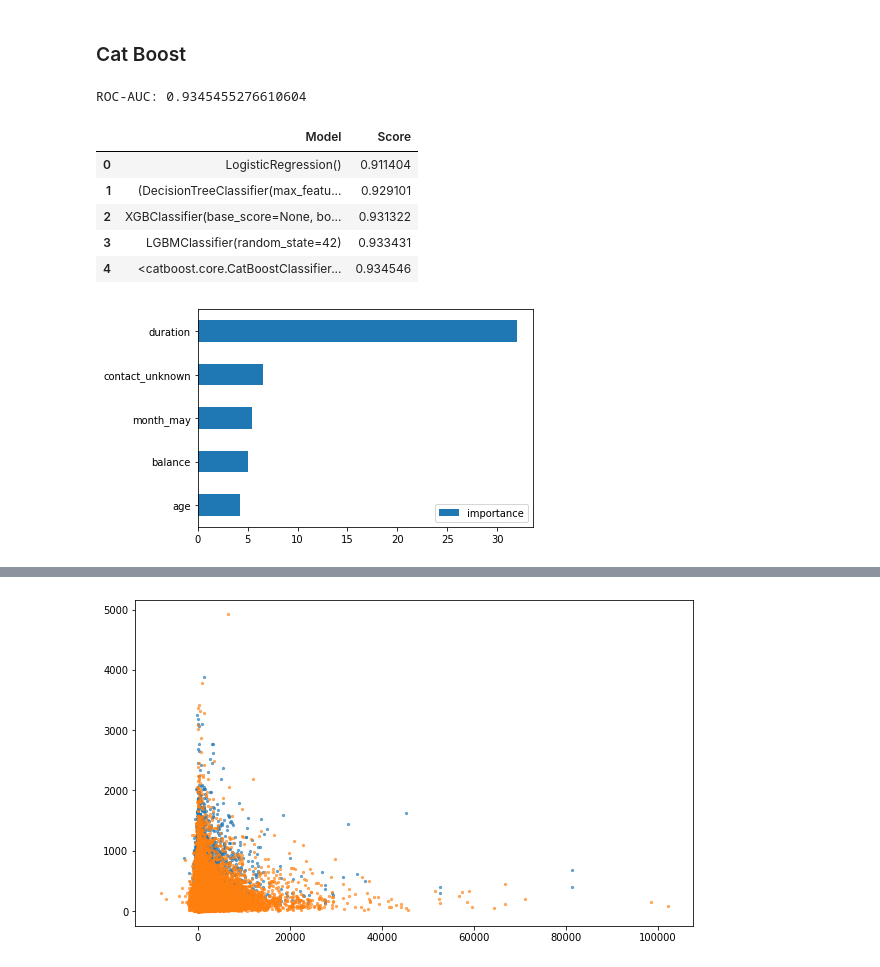
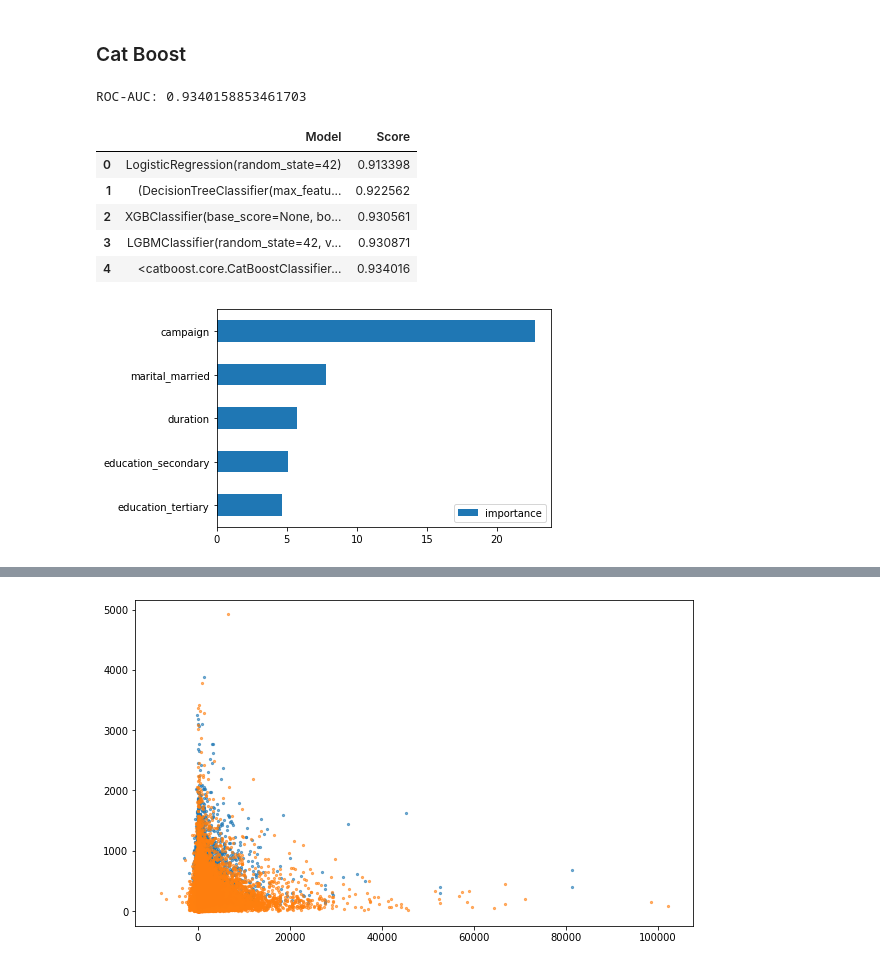
Before and after one commit to MattLeRoi/modeling_banking_customers, a Jupyter notebook: index.ipynb, the cells around one changed output, grey strips where cells are left out. Drawn from its saved outputs; the diff is of its cells as text; code cells hidden in the pictures.

Commit message:
refining base code

```diff
--- a/index.ipynb
+++ b/index.ipynb
@@ -205,17 +238,12 @@ imp_factors['LogisticRegression']=coefs.sort_values(ascending=False).head(5).ind
 ### Random Forest
 # %%
 rf = RandomForestClassifier(
-    n_estimators=200,
-    max_depth=None,
+#     n_estimators=200,
+#     max_depth=None,
     random_state=42)
 
 rf.fit(X_train, y_train)
 
-# y_pred = rf.predict(X_val)
-# y_proba = rf.predict_proba(X_val)[:, 1]
 
 add_score(roc_results,rf)
-
-# score = roc_auc_score(y_val, y_proba)
-# print("ROC-AUC:", score)
 # %% [output]
@@ -239,17 +264,11 @@ xgb_model = XGBClassifier(
 #     n_estimators=200,
 #     learning_rate=0.1,
 #     max_depth=4,
-#     random_state=42,
+    random_state=42,
 #     use_label_encoder=False,
 #     eval_metric='logloss'
 )
 xgb_model.fit(X_train, y_train)
 
 add_score(roc_results,xgb_model)
-
-# y_pred = xgb_model.predict(X_val)
-# y_proba = xgb_model.predict_proba(X_val)[:, 1]
-
-# score = roc_auc_score(y_val, y_proba)
-# print("ROC-AUC:", score)
 # %% [output]
@@ -278,15 +294,9 @@ lgbm_model = LGBMClassifier(
 #     learning_rate=0.1,
 #     max_depth=-1,
     random_state=42,
-    verbose=False
+    verbose=0
 )
 lgbm_model.fit(X_train, y_train)
 
 add_score(roc_results,lgbm_model)
-
-# y_pred = lgbm_model.predict(X_val)
-# y_proba = lgbm_model.predict_proba(X_val)[:, 1]
-
-# score = roc_auc_score(y_val, y_proba)
-# print("ROC-AUC:", score)
 # %% [output]
@@ -323,27 +320,21 @@ imp_factors['LGBMClassifier']=importances.sort_values(by='importance',ascending=
 # %% [markdown]
 ### Cat Boost
 # %%
-cat = CatBoostClassifier(
+cat_boost = CatBoostClassifier(
 #     iterations=200,
 #     learning_rate=0.1,
 #     depth=6,
-#     random_seed=42,
+    random_seed=42,
     verbose=0
 )
-cat.fit(X_train, y_train)
+cat_boost.fit(X_train, y_train)
 
-add_score(roc_results,cat)
-
-# y_pred = cat.predict(X_val)
-# y_proba = cat.predict_proba(X_val)[:, 1]
-
-# score = roc_auc_score(y_val, y_proba)
-# print("ROC-AUC:", score)
+add_score(roc_results,cat_boost)
 # %% [output]
-ROC-AUC: 0.9345455276610604
+ROC-AUC: 0.9340158853461703
 |  | Model | Score |
-| 0 | LogisticRegression() | 0.911404 |
-| 1 | (DecisionTreeClassifier(max_featu... | 0.929101 |
-| 2 | XGBClassifier(base_score=None, bo... | 0.931322 |
-| 3 | LGBMClassifier(random_state=42) | 0.933431 |
-| 4 | <catboost.core.CatBoostClassifier... | 0.934546 |
+| 0 | LogisticRegression(random_state=42) | 0.913398 |
+| 1 | (DecisionTreeClassifier(max_featu... | 0.922562 |
+| 2 | XGBClassifier(base_score=None, bo... | 0.930561 |
+| 3 | LGBMClassifier(random_state=42, v... | 0.930871 |
+| 4 | <catboost.core.CatBoostClassifier... | 0.934016 |
@@ -353,14 +341,14 @@ ROC-AUC: 0.9345455276610604
 # %%
-importance = cat.get_feature_importance()
+importance = cat_boost.get_feature_importance()
 feature_names = X_train.columns
 
 importance_df = pd.DataFrame({'importance':importance}, index=feature_names)
 
 importances=importance_df.sort_values(by='importance', ascending=True).tail(5)
 importances.plot(kind='barh');
 imp_factors['CatBoostClassifier']=importances.sort_values(by='importance',ascending=False).head(5).index
 # %% [output]
-[figure, old version]
+[figure, new version]
 # %%
 imp_factors
 # %% [output]
```
Also changed, not shown: parts of 37 cells of this notebook, 34 other files.
